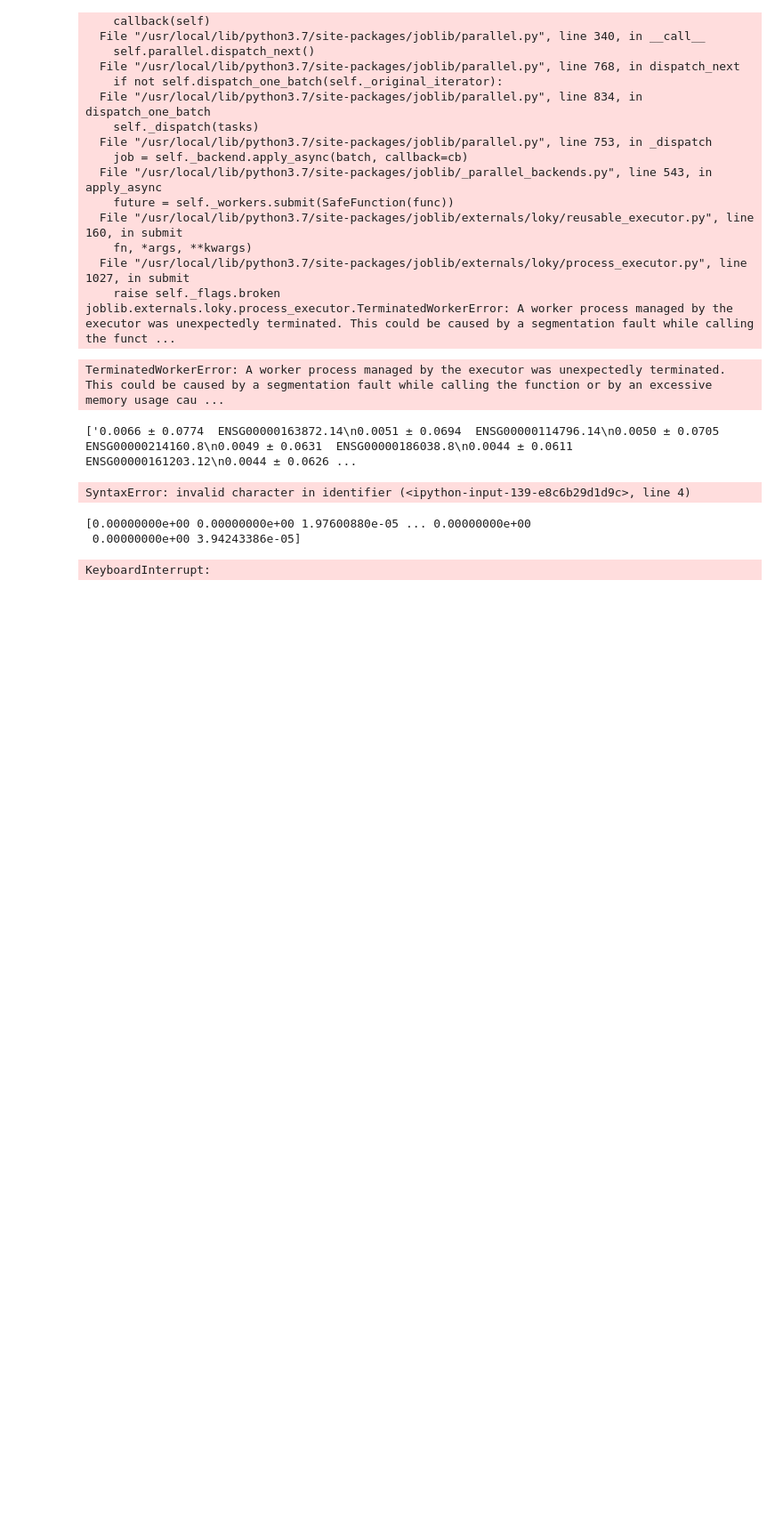
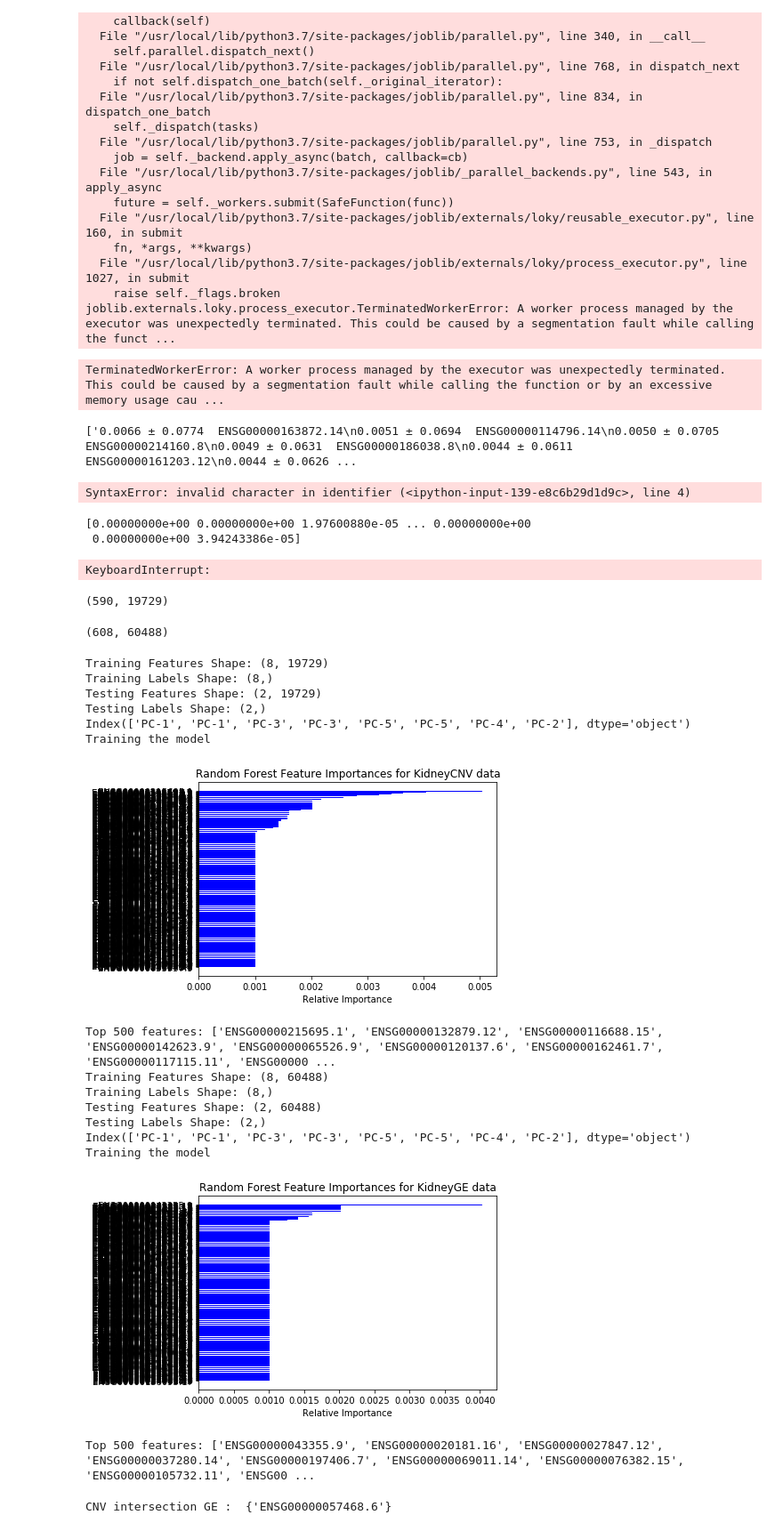
Before and after one commit to estherb-s/CompBio-1, a Jupyter notebook: CNV_Analysis.ipynb, the cells around one changed output. Shown at 89% size. Drawn from its saved outputs; the diff is of its cells as text; code cells hidden in the pictures; blank space fills up the shorter version.

Commit message:
CNV vs GE analysis for kidney and for kidney vs lung

```diff
--- a/CNV_Analysis.ipynb
+++ b/CNV_Analysis.ipynb
@@ -241,3 +242,59 @@ for n in num_features:
     if len(intersect) >0:
         print("CNV intersection GE : ", intersect)
         break
+# %%
+KIRP_CNV = pd.read_pickle("data/KIRP_CNV.pkl")
+KIRC_CNV = pd.read_pickle("data/KIRC_CNV.pkl")
+KIRC_CNV.shape
+# %% [output]
+(590, 19729)
+# %%
+KIRP = pd.read_pickle("data/KIRP.pkl")
+KIRC = pd.read_pickle("data/KIRC.pkl")
+KIRC.shape
+# %% [output]
+(608, 60488)
+# %%
+# CNV PCA analysis
+principalCompKIRP = pca_prep(KIRP_CNV, 5)
+principalCompKIRC = pca_prep(KIRC_CNV, 5)
+principalCompKIRP['Target'] = '0'
+principalCompKIRC['Target'] = '1'
+kidneyCNV = pd.concat([principalCompKIRP,principalCompKIRC])
+# %%
+# GE PCA analysis
+princCompKIRP = pca_prep(KIRP, 5)
+princCompKIRC = pca_prep(KIRC, 5)
+princCompKIRP['Target'] = '0'
+princCompKIRC['Target'] = '1'
+kidneyGE = pd.concat([princCompKIRP,princCompKIRC])
+# %%
+kidneyCNV_import = run_random_forest(df=kidneyCNV, random_state=42, n_estimators=1000, n_importance=500, name="KidneyCNV")
+kidneyGE_import = run_random_forest(df=kidneyGE, random_state=42, n_estimators=1000, n_importance=500, name="KidneyGE")
+# %% [output]
+Training Features Shape: (8, 19729)
+Training Labels Shape: (8,)
+Testing Features Shape: (2, 19729)
+Testing Labels Shape: (2,)
+Index(['PC-1', 'PC-1', 'PC-3', 'PC-3', 'PC-5', 'PC-5', 'PC-4', 'PC-2'], dtype='object')
+Training the model
+[figure, added]
+Top 500 features: ['ENSG00000215695.1', 'ENSG00000132879.12', 'ENSG00000116688.15', 'ENSG00000142623.9', 'ENSG00000065526.9', 'ENSG00000120137.6', 'ENSG00000162461.7', 'ENSG00000117115.11', 'ENSG00000 ...
+Training Features Shape: (8, 60488)
+Training Labels Shape: (8,)
+Testing Features Shape: (2, 60488)
+Testing Labels Shape: (2,)
+Index(['PC-1', 'PC-1', 'PC-3', 'PC-3', 'PC-5', 'PC-5', 'PC-4', 'PC-2'], dtype='object')
+Training the model
+[figure, added]
+Top 500 features: ['ENSG00000043355.9', 'ENSG00000020181.16', 'ENSG00000027847.12', 'ENSG00000037280.14', 'ENSG00000197406.7', 'ENSG00000069011.14', 'ENSG00000076382.15', 'ENSG00000105732.11', 'ENSG00 ...
+# %%
+num_features = [30, 50, 100, 150, 300, 400, 2000000]
+# num_features = [30, 50, 100, 150, 200, 300, 400, 500]
+for n in num_features:
+    intersect = set(kidneyCNV_import[:n]).intersection(set(kidneyGE_import[:n]))
+    if len(intersect) >0:
+        print("CNV intersection GE : ", intersect)
+        break
+# %% [output]
+CNV intersection GE :  {'ENSG00000057468.6'}
```
Also changed, not shown: parts of 4 cells of this notebook.
